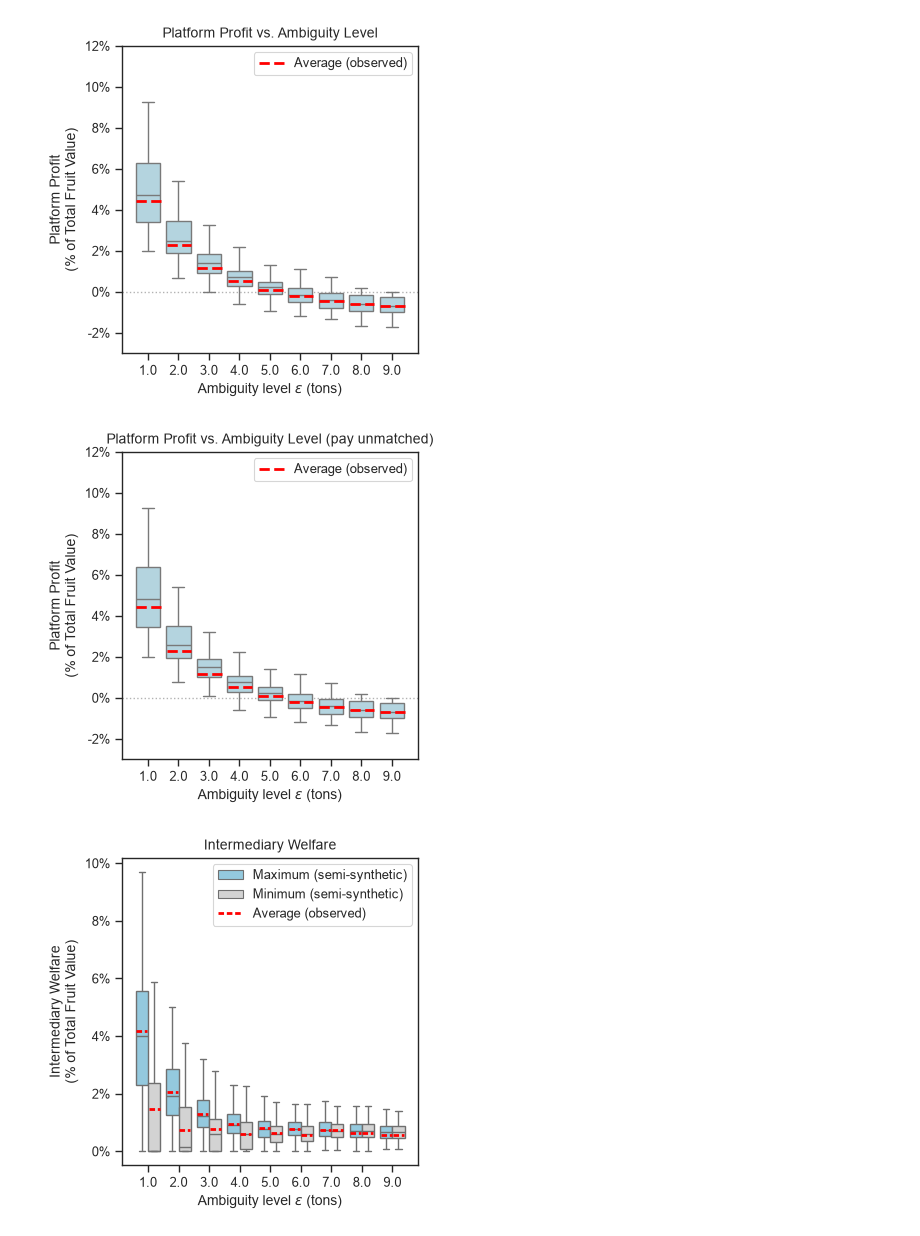
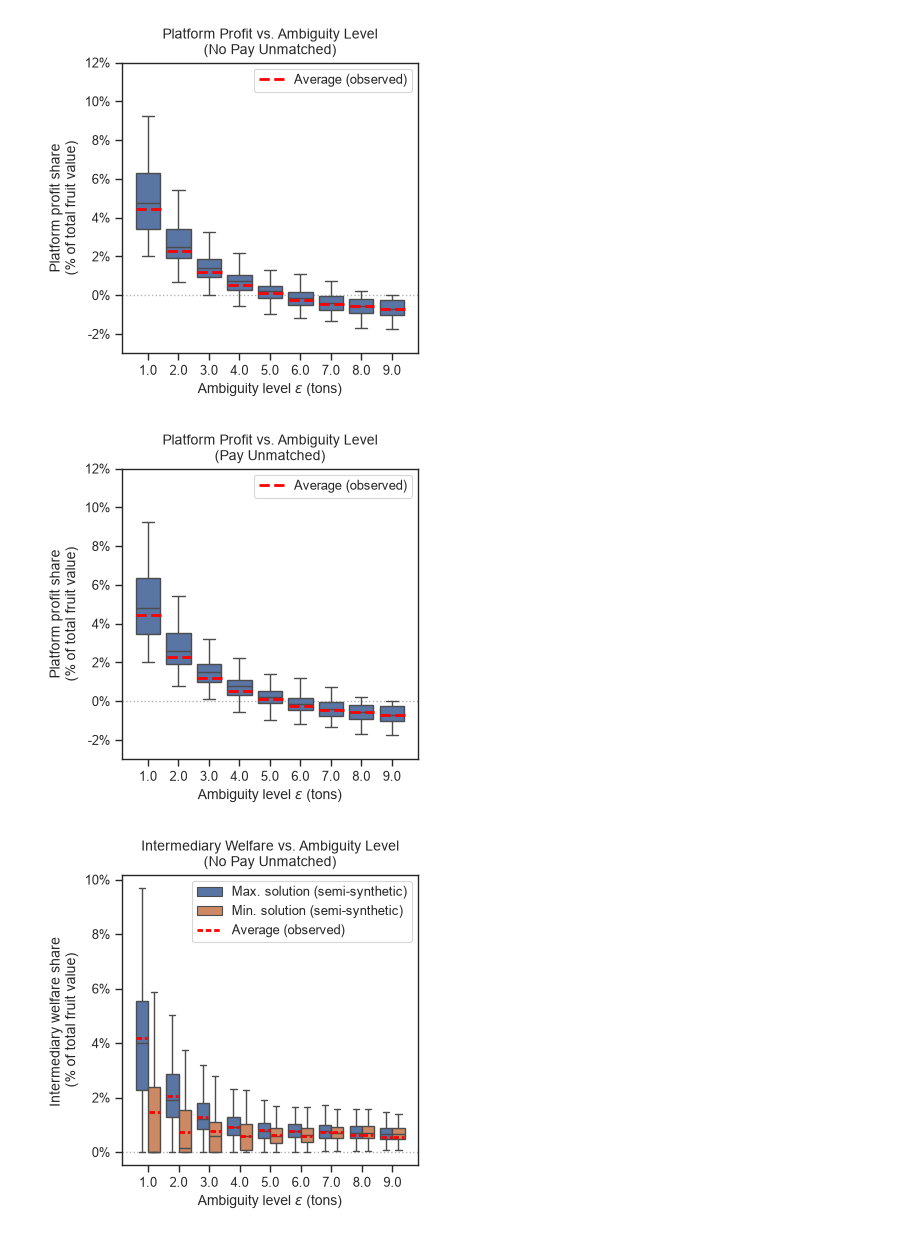
Before and after one commit to nachatjatu/StablePlatformMatching, a Jupyter notebook: notebooks/exp_2_results.ipynb, the cells around one changed output. Drawn from its saved outputs; the diff is of its cells as text; code cells hidden in the pictures.

```diff
--- a/notebooks/exp_2_results.ipynb
+++ b/notebooks/exp_2_results.ipynb
@@ -184,7 +184,6 @@ ax = sns.boxplot(
     y="vanilla_profit_pct_no_pay",
     zorder=1,
     showfliers=False,
-    color="lightblue"
 )
 
 plt.axhline(0, color="black", linestyle="dotted", linewidth=1, alpha=0.3, zorder=0)
@@ -206,9 +205,9 @@ for i, category in enumerate(list(range(1, 10))):
 
 ax.yaxis.set_major_formatter(FuncFormatter(lambda y, _: f'{y * 100:.0f}%'))
 
-plt.ylabel("Platform Profit\n(% of Total Fruit Value)")
+plt.ylabel("Platform profit share\n(% of total fruit value)")
 plt.xlabel(r"Ambiguity level $\epsilon$ (tons)")
-plt.title("Platform Profit vs. Ambiguity Level")
+plt.title("Platform Profit vs. Ambiguity Level\n(No Pay Unmatched)")
 
 handles, labels = ax.get_legend_handles_labels()
 if handles:
@@ -218,7 +217,7 @@ plt.tight_layout()
 plt.savefig("../figures/exp_2/platform_profit_no_pay.png", bbox_inches='tight', dpi=300)
 plt.show()
 # %% [output]
-[figure, old version]
+[figure, new version]
 # %%
 plt.figure(figsize=(4, 4))
 
@@ -228,38 +227,37 @@ ax = sns.boxplot(
     y="vanilla_profit_pct_pay",
     zorder=1,
     showfliers=False,
-    color="lightblue"
 )
 
 plt.axhline(0, color="black", linestyle="dotted", linewidth=1, alpha=0.3, zorder=0)
 
 
 for i, category in enumerate(list(range(1, 10))):
     obs = actual_perc_platform.get(category, None)
     if obs is not None:
         plt.plot(
             [i - 0.38, i + 0.42],
             [obs, obs],
             color="red",
             linewidth=2,
             linestyle="--",  # Dashed line for the average
             label="Average (observed)" if i == 0 else "",
             zorder=10
         )
 
 
 ax.yaxis.set_major_formatter(FuncFormatter(lambda y, _: f'{y * 100:.0f}%'))
 
-plt.ylabel("Platform Profit\n(% of Total Fruit Value)")
+plt.ylabel("Platform profit share\n(% of total fruit value)")
 plt.xlabel(r"Ambiguity level $\epsilon$ (tons)")
-plt.title("Platform Profit vs. Ambiguity Level (pay unmatched)")
+plt.title("Platform Profit vs. Ambiguity Level\n(Pay Unmatched)")
 
 handles, labels = ax.get_legend_handles_labels()
 if handles:
     plt.legend(handles[:1], labels[:1], loc="upper right")
 plt.ylim(-0.03, 0.12)
 plt.tight_layout()
 plt.savefig("../figures/exp_2/platform_profit_pay.png", bbox_inches='tight', dpi=300)
 plt.show()
 # %% [output]
-[figure, old version]
+[figure, new version]
@@ -279,8 +272,8 @@ df_melted = df.query("avg_epsilon >= 1").melt(
 
 # Improve category names for legend
 df_melted['Welfare Type'] = df_melted['Welfare Type'].map({
-    'max_intermediary_welfare_pct_no_pay': 'Maximum (semi-synthetic)',
-    'min_intermediary_welfare_pct_no_pay': 'Minimum (semi-synthetic)'
+    'max_intermediary_welfare_pct_no_pay': 'Max. solution (semi-synthetic)',
+    'min_intermediary_welfare_pct_no_pay': 'Min. solution (semi-synthetic)'
 })
 
 # Create boxplot
@@ -290,9 +283,11 @@ ax = sns.boxplot(
     x="avg_epsilon",
     y="Welfare",
     hue="Welfare Type",
-    palette=palette,
+    palette='deep',
     showfliers=False
 )
+
+plt.axhline(0, color="black", linestyle="dotted", linewidth=1, alpha=0.3, zorder=0)
 
 # Overlay actual data lines with red dashed lines for averages
 for i, category in enumerate(sorted(df.query("avg_epsilon >= 1")["avg_epsilon"].unique())):
@@ -317,9 +312,9 @@ for i, category in enumerate(sorted(df.query("avg_epsilon >= 1")["avg_epsilon"].
 ax.yaxis.set_major_formatter(FuncFormatter(lambda y, _: f'{y * 100:.0f}%'))
 
 # Labeling
-plt.ylabel("Intermediary Welfare\n(% of Total Fruit Value)")
+plt.ylabel("Intermediary welfare share \n(% of total fruit value)")
 plt.xlabel(r"Ambiguity level $\epsilon$ (tons)")
-plt.title("Intermediary Welfare")
+plt.title("Intermediary Welfare vs. Ambiguity Level\n(No Pay Unmatched)")
 
 plt.legend()
 # plt.ylim(-0.005, 0.14)
@@ -327,7 +322,7 @@ plt.tight_layout()
 plt.savefig("../figures/exp_2/intermediary_welfare_no_pay.png", bbox_inches='tight', dpi=300)
 plt.show()
 # %% [output]
-[figure, old version]
+[figure, new version]
 # %%
 # Melt the dataframe
 df_melted = df.query("avg_epsilon >= 1").melt(
```
Also changed, not shown: parts of 13 cells of this notebook, 41 other files.
